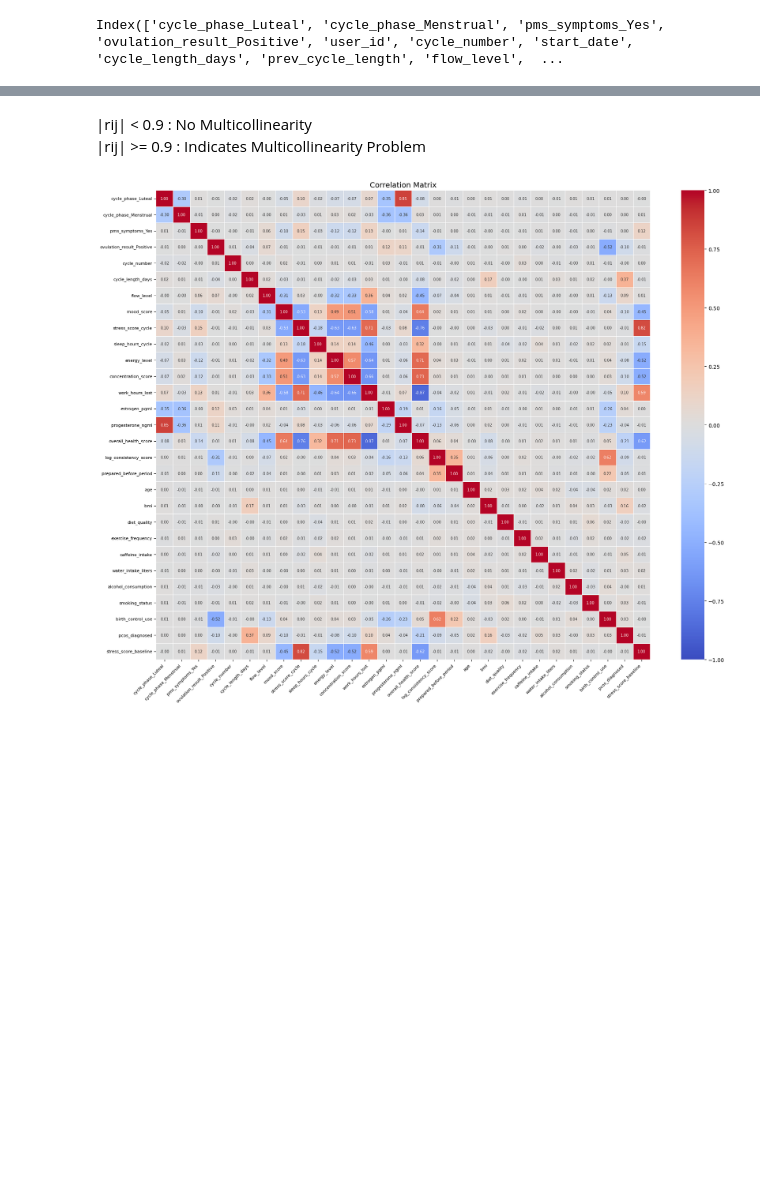
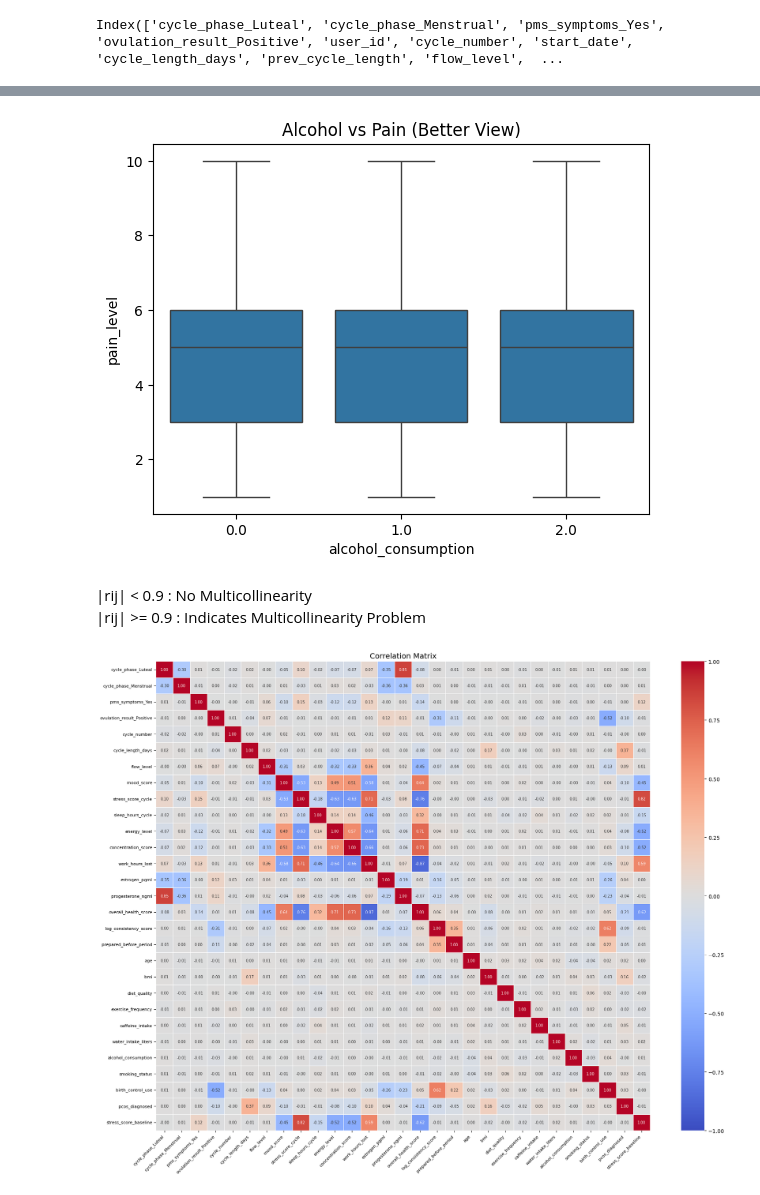
Before and after one commit to Parasshirishvaidya/regression-for-menstrual-pain, a Jupyter notebook: Notebooks/Feature_Engineering.ipynb, the cells around one changed output, grey strips where cells are left out. Cells and saved outputs as stored; diff of their text form; code cells hidden in the pictures; blank space fills up the shorter version.

```diff
--- a/Notebooks/Feature_Engineering.ipynb
+++ b/Notebooks/Feature_Engineering.ipynb
@@ -118,3 +216,9 @@ df_encoded.to_csv(r"C:\Data Science Learning\Projects\regression-for-menstrual-p
+# %%
+sns.boxplot(x='alcohol_consumption', y='pain_level', data=df2)
+plt.title("Alcohol vs Pain (Better View)")
+plt.show()
+# %% [output]
+[figure, added]
 # %%
 import seaborn as sns
 import matplotlib.pyplot as plt
```
Also changed, not shown: parts of 12 cells of this notebook.
